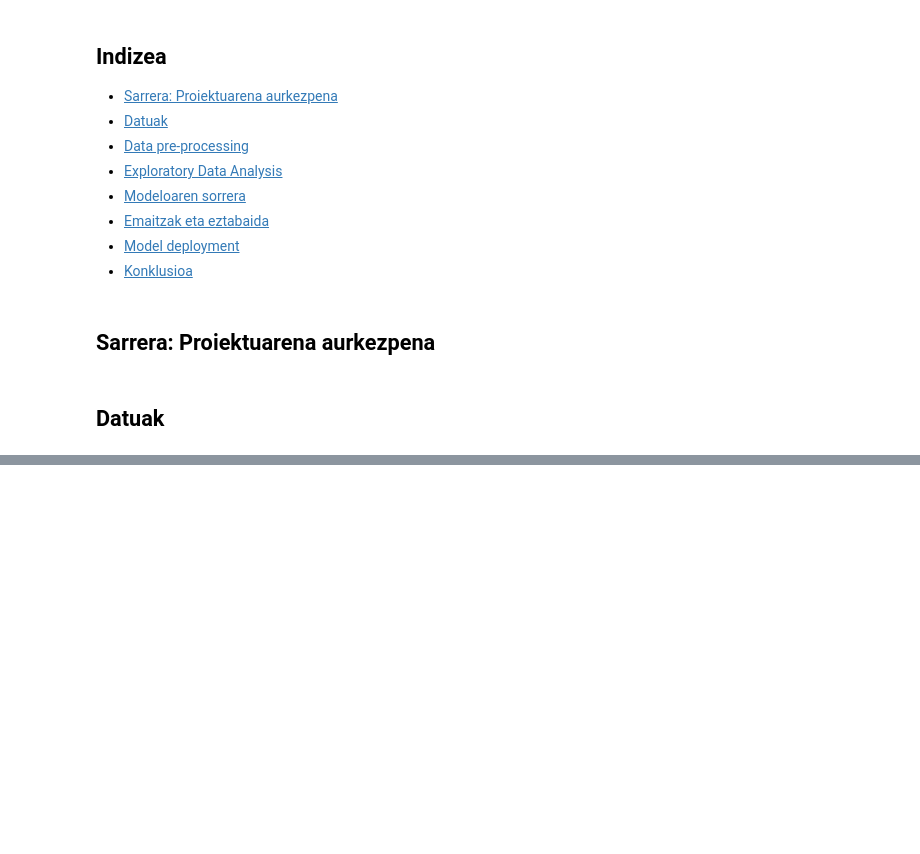
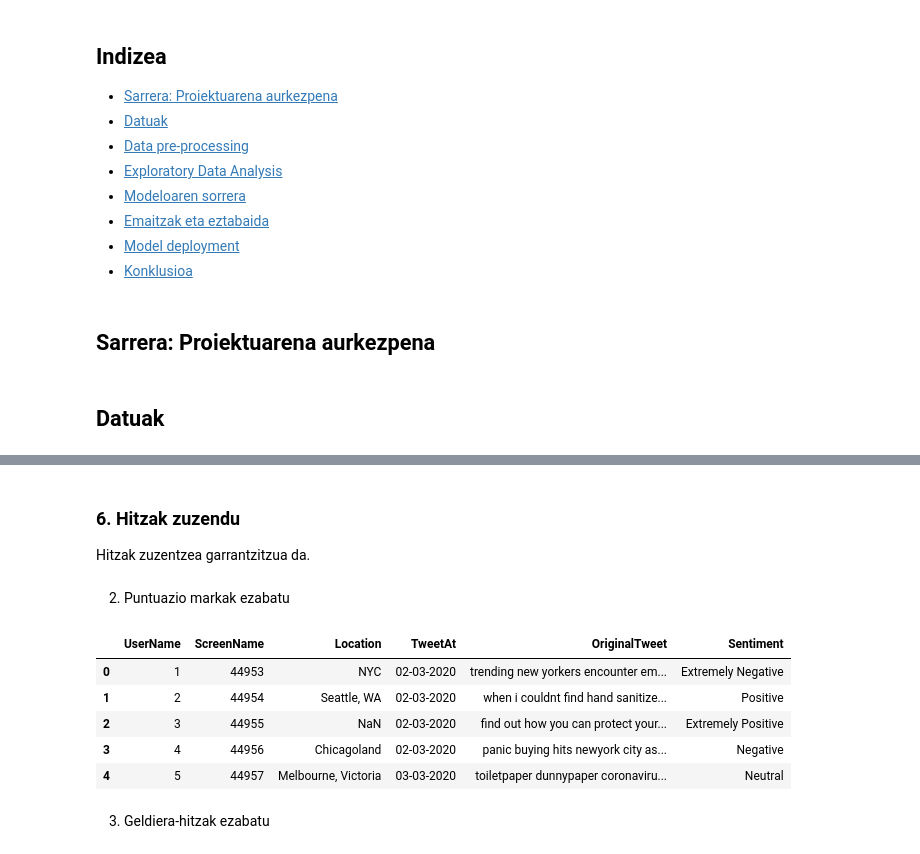
Before and after one commit to Kerman-Sanjuan/Covid-19-Tweet-Sentiment-Analysis, a Jupyter notebook: Proiektua.ipynb, the cells around one changed output, grey strips where cells are left out. Cells and saved outputs as stored; diff of their text form; code cells hidden in the pictures; blank space fills up the shorter version.

```diff
--- a/Proiektua.ipynb
+++ b/Proiektua.ipynb
@@ -26,0 +2721,6 @@ import missingno as msg
+# %%
+def remove_stopwords(text):
+    """custom function to remove the stopwords"""
+    return " ".join([word for word in str(text).split() if word not in set(stopwords.words('english'))])
+
+df["OriginalTweet"] = df["OriginalTweet"].apply(lambda text:remove_stopwords(text))
@@ -26,0 +2731,11 @@ import missingno as msg
+# %%
+PUNCT_TO_REMOVE = string.punctuation
+def remove_punctuation(text):
+    """custom function to remove the punctuation"""
+    return text.translate(str.maketrans('', '', PUNCT_TO_REMOVE))
+
+df["OriginalTweet"] = df["OriginalTweet"].apply(lambda text: remove_punctuation(text))
+# %% [markdown]
+### 6. Hitzak zuzendu
+
+Hitzak zuzentzea garrantzitzua da.
@@ -26,0 +2744,30 @@ import missingno as msg
+# %%
+spell = SpellChecker()
+def correct_spellings(text):
+    corrected_text = []
+    misspelled_words = spell.unknown(text.split())
+    for word in text.split():
+        if word in misspelled_words:
+            corrected_text.append(spell.correction(word))
+        else:
+            corrected_text.append(word)
+    return " ".join(corrected_text)
+# %%
+df["OriginalTweet"] = df["OriginalTweet"].apply(lambda text: correct_spellings(text))
+# %% [markdown]
+2. Puntuazio markak ezabatu
+# %%
+def remove_punctuation(text):
+    """custom function to remove the punctuation"""
+    return text.translate(str.maketrans('', '', string.punctuation))
+df["OriginalTweet"] = df["OriginalTweet"].apply(lambda text: remove_punctuation(text))
+df.head()
+# %% [output]
+|  | UserName | ScreenName | Location | TweetAt | OriginalTweet | Sentiment |
+| 0 | 1 | 44953 | NYC | 02-03-2020 | trending new yorkers encounter em... | Extremely Negative |
+| 1 | 2 | 44954 | Seattle, WA | 02-03-2020 | when i couldnt find hand sanitize... | Positive |
+| 2 | 3 | 44955 | NaN | 02-03-2020 | find out how you can protect your... | Extremely Positive |
+| 3 | 4 | 44956 | Chicagoland | 02-03-2020 | panic buying hits newyork city as... | Negative |
+| 4 | 5 | 44957 | Melbourne, Victoria | 03-03-2020 | toiletpaper dunnypaper coronaviru... | Neutral |
+# %% [markdown]
+3. Geldiera-hitzak ezabatu
```
Also changed, not shown: parts of 26 cells of this notebook, 2 other files.
